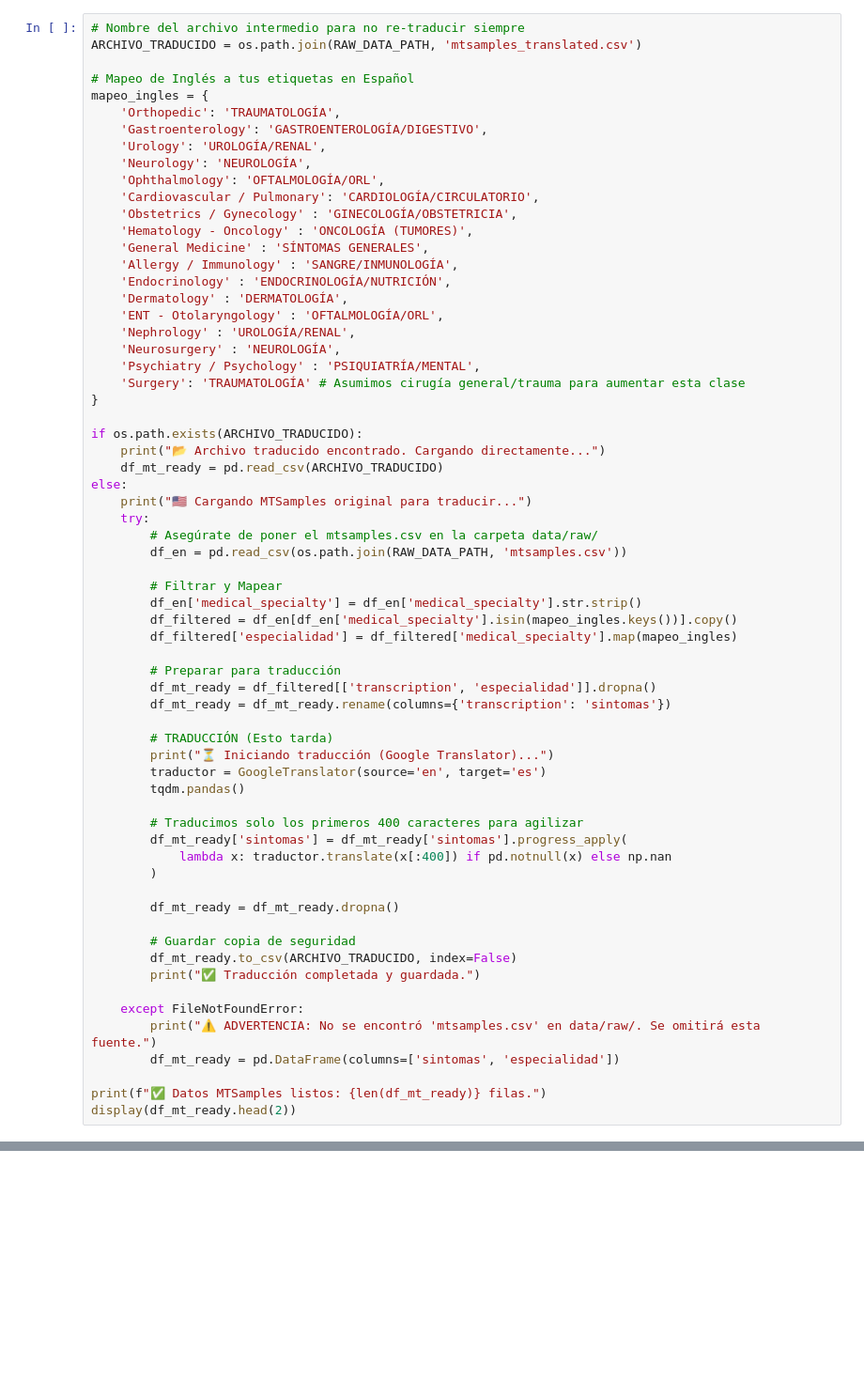
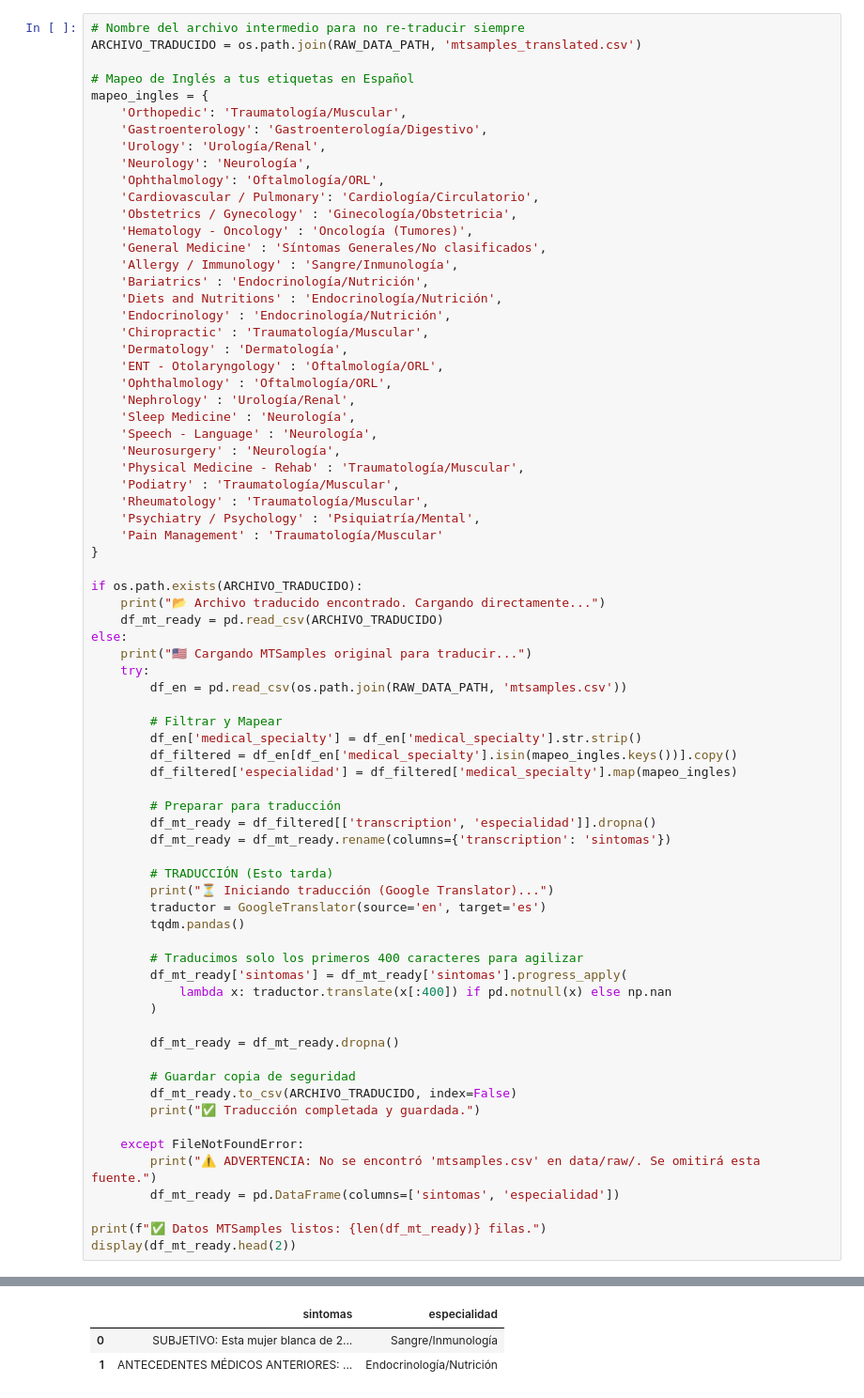
Before and after one commit to fundestpuente/SIC-Clasificador-de-urgencias-medicas-basado-en-la-interpretacion-de-sintomas-mediante-IA, a Jupyter notebook: notebooks/1_obtencion_datos.ipynb, the cells around one changed output, grey strips where cells are left out. Shown at 94% size. Saved outputs shown, nothing was run; the diff lists cells and outputs as text; blank space fills up the shorter version.

```diff
--- a/notebooks/1_obtencion_datos.ipynb
+++ b/notebooks/1_obtencion_datos.ipynb
@@ -69,23 +79,32 @@ ARCHIVO_TRADUCIDO = os.path.join(RAW_DATA_PATH, 'mtsamples_translated.csv')
 
 # Mapeo de Inglés a tus etiquetas en Español
 mapeo_ingles = {
-    'Orthopedic': 'TRAUMATOLOGÍA',
-    'Gastroenterology': 'GASTROENTEROLOGÍA/DIGESTIVO',
-    'Urology': 'UROLOGÍA/RENAL',
-    'Neurology': 'NEUROLOGÍA',
-    'Ophthalmology': 'OFTALMOLOGÍA/ORL',
-    'Cardiovascular / Pulmonary': 'CARDIOLOGÍA/CIRCULATORIO',
-    'Obstetrics / Gynecology' : 'GINECOLOGÍA/OBSTETRICIA',
-    'Hematology - Oncology' : 'ONCOLOGÍA (TUMORES)',
-    'General Medicine' : 'SÍNTOMAS GENERALES',
-    'Allergy / Immunology' : 'SANGRE/INMUNOLOGÍA',
-    'Endocrinology' : 'ENDOCRINOLOGÍA/NUTRICIÓN',
-    'Dermatology' : 'DERMATOLOGÍA',
-    'ENT - Otolaryngology' : 'OFTALMOLOGÍA/ORL',
-    'Nephrology' : 'UROLOGÍA/RENAL',
-    'Neurosurgery' : 'NEUROLOGÍA',
-    'Psychiatry / Psychology' : 'PSIQUIATRÍA/MENTAL',
-    'Surgery': 'TRAUMATOLOGÍA' # Asumimos cirugía general/trauma para aumentar esta clase
+    'Orthopedic': 'Traumatología/Muscular',
+    'Gastroenterology': 'Gastroenterología/Digestivo',
+    'Urology': 'Urología/Renal',
+    'Neurology': 'Neurología',
+    'Ophthalmology': 'Oftalmología/ORL',
+    'Cardiovascular / Pulmonary': 'Cardiología/Circulatorio',
+    'Obstetrics / Gynecology' : 'Ginecología/Obstetricia',
+    'Hematology - Oncology' : 'Oncología (Tumores)',
+    'General Medicine' : 'Síntomas Generales/No clasificados',
+    'Allergy / Immunology' : 'Sangre/Inmunología',
+    'Bariatrics' : 'Endocrinología/Nutrición',
+    'Diets and Nutritions' : 'Endocrinología/Nutrición',
+    'Endocrinology' : 'Endocrinología/Nutrición',
+    'Chiropractic' : 'Traumatología/Muscular',
+    'Dermatology' : 'Dermatología',
+    'ENT - Otolaryngology' : 'Oftalmología/ORL',
+    'Ophthalmology' : 'Oftalmología/ORL',
+    'Nephrology' : 'Urología/Renal',
+    'Sleep Medicine' : 'Neurología',
+    'Speech - Language' : 'Neurología',
+    'Neurosurgery' : 'Neurología',
+    'Physical Medicine - Rehab' : 'Traumatología/Muscular',
+    'Podiatry' : 'Traumatología/Muscular',
+    'Rheumatology' : 'Traumatología/Muscular',
+    'Psychiatry / Psychology' : 'Psiquiatría/Mental',
+    'Pain Management' : 'Traumatología/Muscular'
 }
 
 if os.path.exists(ARCHIVO_TRADUCIDO):
@@ -94,7 +113,6 @@ if os.path.exists(ARCHIVO_TRADUCIDO):
 else:
     print("🇺🇸 Cargando MTSamples original para traducir...")
     try:
-        # Asegúrate de poner el mtsamples.csv en la carpeta data/raw/
         df_en = pd.read_csv(os.path.join(RAW_DATA_PATH, 'mtsamples.csv'))
 
         # Filtrar y Mapear
@@ -128,3 +146,4 @@ else:
 
 print(f"✅ Datos MTSamples listos: {len(df_mt_ready)} filas.")
 display(df_mt_ready.head(2))
+# %% [output]
@@ -130,0 +152,3 @@ display(df_mt_ready.head(2))
+|  | sintomas | especialidad |
+| 0 | SUBJETIVO: Esta mujer blanca de 2... | Sangre/Inmunología |
+| 1 | ANTECEDENTES MÉDICOS ANTERIORES: ... | Endocrinología/Nutrición |
```
Also changed, not shown: parts of 10 cells of this notebook, 17 other files.
